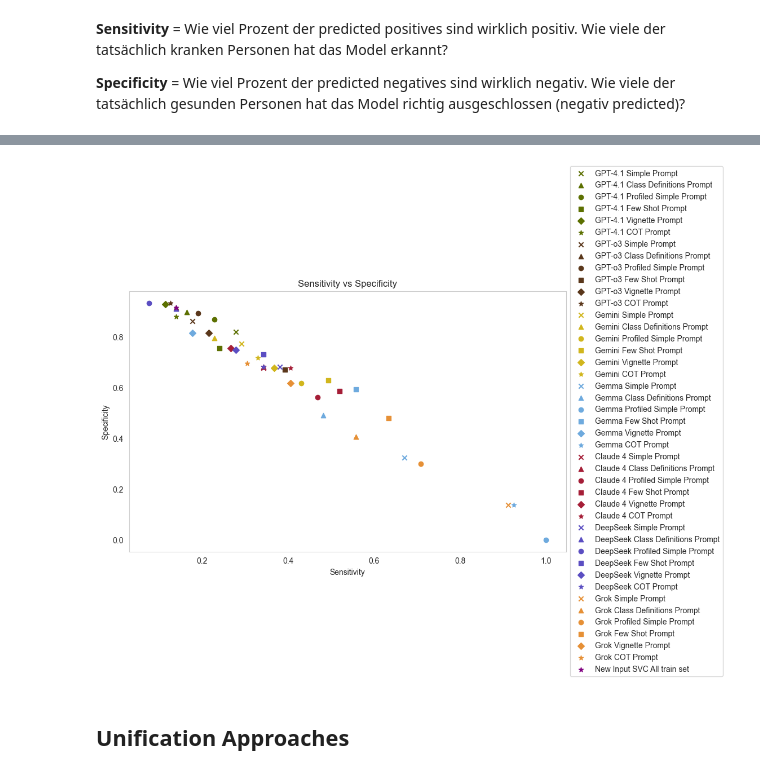
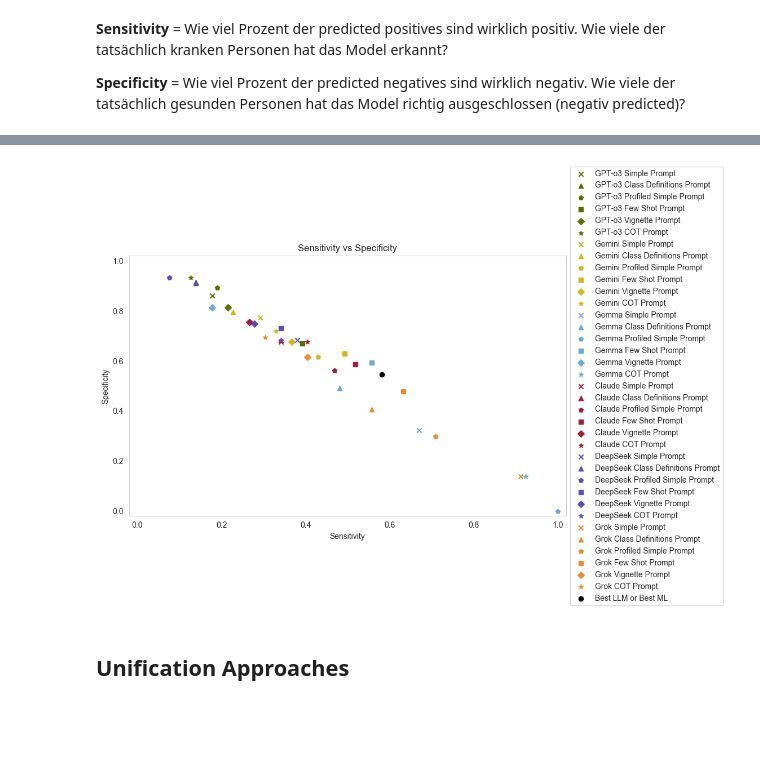
Before and after one commit to kimmizi/master_thesis, a Jupyter notebook: exp/05_Evaluation_Performance.ipynb, the cells around one changed output, grey strips where cells are left out. Saved outputs shown, nothing was run; the diff lists cells and outputs as text; code cells hidden in the pictures; blank space fills up the shorter version.

```diff
--- a/exp/05_Evaluation_Performance.ipynb
+++ b/exp/05_Evaluation_Performance.ipynb
@@ -495,80 +500,91 @@ plt.grid()
 # plot sensitivity vs specificity for all simple prompts
 plt.figure(figsize = (10, 6))
 
-plt.scatter(metrics_GPT_simple_prompt["sensitivity"], metrics_GPT_simple_prompt["specificity"], label = "GPT-4.1 Simple Prompt", color = hex_colors[9], marker = "x")
-plt.scatter(metrics_GPT_class_def_prompt["sensitivity"], metrics_GPT_class_def_prompt["specificity"], label = "GPT-4.1 Class Definitions Prompt", color = hex_colors[9], marker = "^")
-plt.scatter(metrics_GPT_profiled_simple_prompt["sensitivity"], metrics_GPT_profiled_simple_prompt["specificity"], label = "GPT-4.1 Profiled Simple Prompt", color = hex_colors[9], marker = "o")
-plt.scatter(metrics_GPT_few_shot_prompt["sensitivity"], metrics_GPT_few_shot_prompt["specificity"], label = "GPT-4.1 Few Shot Prompt", color = hex_colors[9], marker = "s")
-plt.scatter(metrics_GPT_vignette_prompt["sensitivity"], metrics_GPT_vignette_prompt["specificity"], label = "GPT-4.1 Vignette Prompt", color = hex_colors[9], marker = "D")
-plt.scatter(metrics_GPT_cot_prompt["sensitivity"], metrics_GPT_cot_prompt["specificity"], label = "GPT-4.1 COT Prompt", color = hex_colors[9], marker = "*")
+# plt.scatter(metrics_GPT_simple_prompt["sensitivity"], metrics_GPT_simple_prompt["specificity"], label = "GPT-4.1 Simple Prompt", color = hex_colors[9], marker = "x")
+# plt.scatter(metrics_GPT_class_def_prompt["sensitivity"], metrics_GPT_class_def_prompt["specificity"], label = "GPT-4.1 Class Definitions Prompt", color = hex_colors[9], marker = "^")
+# plt.scatter(metrics_GPT_profiled_simple_prompt["sensitivity"], metrics_GPT_profiled_simple_prompt["specificity"], label = "GPT-4.1 Profiled Simple Prompt", color = hex_colors[9], marker = "p")
+# plt.scatter(metrics_GPT_few_shot_prompt["sensitivity"], metrics_GPT_few_shot_prompt["specificity"], label = "GPT-4.1 Few Shot Prompt", color = hex_colors[9], marker = "s")
+# plt.scatter(metrics_GPT_vignette_prompt["sensitivity"], metrics_GPT_vignette_prompt["specificity"], label = "GPT-4.1 Vignette Prompt", color = hex_colors[9], marker = "D")
+# plt.scatter(metrics_GPT_cot_prompt["sensitivity"], metrics_GPT_cot_prompt["specificity"], label = "GPT-4.1 COT Prompt", color = hex_colors[9], marker = "*")
 
-plt.scatter(metrics_GPT_o3_simple_prompt["sensitivity"], metrics_GPT_o3_simple_prompt["specificity"], label = "GPT-o3 Simple Prompt", color = hex_colors[11], marker = "x")
-plt.scatter(metrics_GPT_o3_class_definitions_prompt["sensitivity"], metrics_GPT_o3_class_definitions_prompt["specificity"], label = "GPT-o3 Class Definitions Prompt", color = hex_colors[11], marker = "^")
-plt.scatter(metrics_GPT_o3_profiled_simple_prompt["sensitivity"], metrics_GPT_o3_profiled_simple_prompt["specificity"], label = "GPT-o3 Profiled Simple Prompt", color = hex_colors[11], marker = "o")
-plt.scatter(metrics_GPT_o3_few_shot_prompt["sensitivity"], metrics_GPT_o3_few_shot_prompt["specificity"], label = "GPT-o3 Few Shot Prompt", color = hex_colors[11], marker = "s")
-plt.scatter(metrics_GPT_o3_vignette_prompt["sensitivity"], metrics_GPT_o3_vignette_prompt["specificity"], label = "GPT-o3 Vignette Prompt", color = hex_colors[11], marker = "D")
-plt.scatter(metrics_GPT_o3_cot_prompt["sensitivity"], metrics_GPT_o3_cot_prompt["specificity"], label = "GPT-o3 COT Prompt", color = hex_colors[11], marker = "*")
+plt.scatter(metrics_GPT_o3_simple_prompt["sensitivity"], metrics_GPT_o3_simple_prompt["specificity"], label = "GPT-o3 Simple Prompt", color = hex_colors[9], marker = "x")
+plt.scatter(metrics_GPT_o3_class_definitions_prompt["sensitivity"], metrics_GPT_o3_class_definitions_prompt["specificity"], label = "GPT-o3 Class Definitions Prompt", color = hex_colors[9], marker = "^")
+plt.scatter(metrics_GPT_o3_profiled_simple_prompt["sensitivity"], metrics_GPT_o3_profiled_simple_prompt["specificity"], label = "GPT-o3 Profiled Simple Prompt", color = hex_colors[9], marker = "p")
+plt.scatter(metrics_GPT_o3_few_shot_prompt["sensitivity"], metrics_GPT_o3_few_shot_prompt["specificity"], label = "GPT-o3 Few Shot Prompt", color = hex_colors[9], marker = "s")
+plt.scatter(metrics_GPT_o3_vignette_prompt["sensitivity"], metrics_GPT_o3_vignette_prompt["specificity"], label = "GPT-o3 Vignette Prompt", color = hex_colors[9], marker = "D")
+plt.scatter(metrics_GPT_o3_cot_prompt["sensitivity"], metrics_GPT_o3_cot_prompt["specificity"], label = "GPT-o3 COT Prompt", color = hex_colors[9], marker = "*")
 
 plt.scatter(metrics_Gemini_simple_prompt["sensitivity"], metrics_Gemini_simple_prompt["specificity"], label = "Gemini Simple Prompt", color = hex_colors[2], marker = "x")
 plt.scatter(metrics_Gemini_class_def_prompt["sensitivity"], metrics_Gemini_class_def_prompt["specificity"], label = "Gemini Class Definitions Prompt", color = hex_colors[2], marker = "^")
-plt.scatter(metrics_Gemini_profiled_simple_prompt["sensitivity"], metrics_Gemini_profiled_simple_prompt["specificity"], label = "Gemini Profiled Simple Prompt", color = hex_colors[2], marker = "o")
+plt.scatter(metrics_Gemini_profiled_simple_prompt["sensitivity"], metrics_Gemini_profiled_simple_prompt["specificity"], label = "Gemini Profiled Simple Prompt", color = hex_colors[2], marker = "p")
 plt.scatter(metrics_Gemini_few_shot_prompt["sensitivity"], metrics_Gemini_few_shot_prompt["specificity"], label = "Gemini Few Shot Prompt", color = hex_colors[2], marker = "s")
 plt.scatter(metrics_Gemini_vignette_prompt["sensitivity"], metrics_Gemini_vignette_prompt["specificity"], label = "Gemini Vignette Prompt", color = hex_colors[2], marker = "D")
 plt.scatter(metrics_Gemini_cot_prompt["sensitivity"], metrics_Gemini_cot_prompt["specificity"], label = "Gemini COT Prompt", color = hex_colors[2], marker = "*")
 
 plt.scatter(metrics_Gemma_simple_prompt["sensitivity"], metrics_Gemma_simple_prompt["specificity"], label = "Gemma Simple Prompt", color = hex_colors[5], marker = "x")
 plt.scatter(metrics_Gemma_class_def_prompt["sensitivity"], metrics_Gemma_class_def_prompt["specificity"], label = "Gemma Class Definitions Prompt", color = hex_colors[5], marker = "^")
-plt.scatter(metrics_Gemma_profiled_simple_prompt["sensitivity"], metrics_Gemma_profiled_simple_prompt["specificity"], label = "Gemma Profiled Simple Prompt", color = hex_colors[5], marker = "o")
+plt.scatter(metrics_Gemma_profiled_simple_prompt["sensitivity"], metrics_Gemma_profiled_simple_prompt["specificity"], label = "Gemma Profiled Simple Prompt", color = hex_colors[5], marker = "p")
 plt.scatter(metrics_Gemma_few_shot_prompt["sensitivity"], metrics_Gemma_few_shot_prompt["specificity"], label = "Gemma Few Shot Prompt", color = hex_colors[5], marker = "s")
 plt.scatter(metrics_Gemma_vignette_prompt["sensitivity"], metrics_Gemma_vignette_prompt["specificity"], label = "Gemma Vignette Prompt", color = hex_colors[5], marker = "D")
 plt.scatter(metrics_Gemma_cot_prompt["sensitivity"], metrics_Gemma_cot_prompt["specificity"], label = "Gemma COT Prompt", color = hex_colors[5], marker = "*")
 
-plt.scatter(metrics_Claude_4_simple_prompt["sensitivity"], metrics_Claude_4_simple_prompt["specificity"], label = "Claude 4 Simple Prompt", color = hex_colors[0], marker = "x")
-plt.scatter(metrics_Claude_4_class_def_prompt["sensitivity"], metrics_Claude_4_class_def_prompt["specificity"], label = "Claude 4 Class Definitions Prompt", color = hex_colors[0], marker = "^")
-plt.scatter(metrics_Claude_4_profiled_simple_prompt["sensitivity"], metrics_Claude_4_profiled_simple_prompt["specificity"], label = "Claude 4 Profiled Simple Prompt", color = hex_colors[0], marker = "o")
-plt.scatter(metrics_Claude_4_few_shot_prompt["sensitivity"], metrics_Claude_4_few_shot_prompt["specificity"], label = "Claude 4 Few Shot Prompt", color = hex_colors[0], marker = "s")
-plt.scatter(metrics_Claude_4_vignette_prompt["sensitivity"], metrics_Claude_4_vignette_prompt["specificity"], label = "Claude 4 Vignette Prompt", color = hex_colors[0], marker = "D")
-plt.scatter(metrics_Claude_4_cot_prompt["sensitivity"], metrics_Claude_4_cot_prompt["specificity"], label = "Claude 4 COT Prompt", color = hex_colors[0], marker = "*")
+plt.scatter(metrics_Claude_4_simple_prompt["sensitivity"], metrics_Claude_4_simple_prompt["specificity"], label = "Claude Simple Prompt", color = hex_colors[0], marker = "x")
+plt.scatter(metrics_Claude_4_class_def_prompt["sensitivity"], metrics_Claude_4_class_def_prompt["specificity"], label = "Claude Class Definitions Prompt", color = hex_colors[0], marker = "^")
+plt.scatter(metrics_Claude_4_profiled_simple_prompt["sensitivity"], metrics_Claude_4_profiled_simple_prompt["specificity"], label = "Claude Profiled Simple Prompt", color = hex_colors[0], marker = "p")
+plt.scatter(metrics_Claude_4_few_shot_prompt["sensitivity"], metrics_Claude_4_few_shot_prompt["specificity"], label = "Claude Few Shot Prompt", color = hex_colors[0], marker = "s")
+plt.scatter(metrics_Claude_4_vignette_prompt["sensitivity"], metrics_Claude_4_vignette_prompt["specificity"], label = "Claude Vignette Prompt", color = hex_colors[0], marker = "D")
+plt.scatter(metrics_Claude_4_cot_prompt["sensitivity"], metrics_Claude_4_cot_prompt["specificity"], label = "Claude COT Prompt", color = hex_colors[0], marker = "*")
 
 plt.scatter(metrics_DeepSeek_simple_prompt["sensitivity"], metrics_DeepSeek_simple_prompt["specificity"], label = "DeepSeek Simple Prompt", color = hex_colors[13], marker = "x")
 plt.scatter(metrics_DeepSeek_class_def_prompt["sensitivity"], metrics_DeepSeek_class_def_prompt["specificity"], label = "DeepSeek Class Definitions Prompt", color = hex_colors[13], marker = "^")
-plt.scatter(metrics_DeepSeek_profiled_simple_prompt["sensitivity"], metrics_DeepSeek_profiled_simple_prompt["specificity"], label = "DeepSeek Profiled Simple Prompt", color = hex_colors[13], marker = "o")
+plt.scatter(metrics_DeepSeek_profiled_simple_prompt["sensitivity"], metrics_DeepSeek_profiled_simple_prompt["specificity"], label = "DeepSeek Profiled Simple Prompt", color = hex_colors[13], marker = "p")
 plt.scatter(metrics_DeepSeek_few_shot_prompt["sensitivity"], metrics_DeepSeek_few_shot_prompt["specificity"], label = "DeepSeek Few Shot Prompt", color = hex_colors[13], marker = "s")
 plt.scatter(metrics_DeepSeek_vignette_prompt["sensitivity"], metrics_DeepSeek_vignette_prompt["specificity"], label = "DeepSeek Vignette Prompt", color = hex_colors[13], marker = "D")
 plt.scatter(metrics_DeepSeek_cot_prompt["sensitivity"], metrics_DeepSeek_cot_prompt["specificity"], label = "DeepSeek COT Prompt", color = hex_colors[13], marker = "*")
 
 plt.scatter(metrics_Grok_simple_prompt["sensitivity"], metrics_Grok_simple_prompt["specificity"], label = "Grok Simple Prompt", color = hex_colors[4], marker = "x")
 plt.scatter(metrics_Grok_class_def_prompt["sensitivity"], metrics_Grok_class_def_prompt["specificity"], label = "Grok Class Definitions Prompt", color = hex_colors[4], marker = "^")
-plt.scatter(metrics_Grok_profiled_simple_prompt["sensitivity"], metrics_Grok_profiled_simple_prompt["specificity"], label = "Grok Profiled Simple Prompt", color = hex_colors[4], marker = "o")
+plt.scatter(metrics_Grok_profiled_simple_prompt["sensitivity"], metrics_Grok_profiled_simple_prompt["specificity"], label = "Grok Profiled Simple Prompt", color = hex_colors[4], marker = "p")
 plt.scatter(metrics_Grok_few_shot_prompt["sensitivity"], metrics_Grok_few_shot_prompt["specificity"], label = "Grok Few Shot Prompt", color = hex_colors[4], marker = "s")
 plt.scatter(metrics_Grok_vignette_prompt["sensitivity"], metrics_Grok_vignette_prompt["specificity"], label = "Grok Vignette Prompt", color = hex_colors[4], marker = "D")
 plt.scatter(metrics_Grok_cot_prompt["sensitivity"], metrics_Grok_cot_prompt["specificity"], label = "Grok COT Prompt", color = hex_colors[4], marker = "*")
+
+# plt.scatter(metrics_lr["sensitivity"], metrics_lr["specificity"], label = "Logistic Regression", color = hex_colors[7])
+# plt.scatter(metrics_rf["sensitivity"], metrics_rf["specificity"], label = "Random Forest", color = hex_colors[1])
+# plt.scatter(metrics_svc["sensitivity"], metrics_svc["specificity"], label = "Support Vector Machine", color = hex_colors[6])
+# plt.scatter(metrics_dnn["sensitivity"], metrics_dnn["specificity"], label = "Deep Neural Network", color = hex_colors[4])
+# plt.scatter(metrics_nb["sensitivity"], metrics_nb["specificity"], label = "Naive Bayes", color = hex_colors[0])
+# plt.scatter(metrics_knn["sensitivity"], metrics_knn["specificity"], label = "KNN", color = hex_colors[9])
+
 
 # plt.scatter(metrics_pov_all_models["sensitivity"], metrics_pov_all_models["specificity"], label = "POV All Models", color = "black", marker = "P")
 # plt.scatter(metrics_pov_ml_votes["sensitivity"], metrics_pov_ml_votes["specificity"], label = "POV ML Votes", color = "black", marker = "X")
 # plt.scatter(metrics_pov_simple_votes["sensitivity"], metrics_pov_simple_votes["specificity"], label = "POV Simple Votes", color = "black", marker = "x")
 # plt.scatter(metrics_pov_class_definitions_votes["sensitivity"], metrics_pov_class_definitions_votes["specificity"], label = "POV Class Definitions Votes", color = "black", marker = "^")
-# plt.scatter(metrics_pov_profiled_simple_votes["sensitivity"], metrics_pov_profiled_simple_votes["specificity"], label = "POV Profiled Simple Votes", color = "black", marker = "o")
+# plt.scatter(metrics_pov_profiled_simple_votes["sensitivity"], metrics_pov_profiled_simple_votes["specificity"], label = "POV Profiled Simple Votes", color = "black", marker = "p")
 # plt.scatter(metrics_pov_few_shot_votes["sensitivity"], metrics_pov_few_shot_votes["specificity"], label = "POV Few Shot Votes", color = "black", marker = "s")
 # plt.scatter(metrics_pov_vignette_votes["sensitivity"], metrics_pov_vignette_votes["specificity"], label = "POV Vignette Votes", color = "black", marker = "D")
 # plt.scatter(metrics_pov_cot_votes["sensitivity"], metrics_pov_cot_votes["specificity"], label = "POV COT Votes", color = "black", marker = "*")
 
-# plt.scatter(metrics_best_LLM_or_best_ML["sensitivity"], metrics_best_LLM_or_best_ML["specificity"], label = "Best LLM or Best ML", color = "blue", marker = "o")
+plt.scatter(metrics_best_LLM_or_best_ML["sensitivity"], metrics_best_LLM_or_best_ML["specificity"], label = "Best LLM or Best ML", color = "black", marker = "o")
 #
 # plt.scatter(metrics_new_input_dnn["sensitivity"], metrics_new_input_dnn["specificity"], label = "New Input DNN", color = "green", marker = "s")
 # plt.scatter(metrics_new_input_svc["sensitivity"], metrics_new_input_svc["specificity"], label = "New Input SVC", color = "green", marker = "o")
-plt.scatter(metrics_new_input_svc_2["sensitivity"], metrics_new_input_svc_2["specificity"], label = "New Input SVC All train set", color = "purple", marker = "*")
+# plt.scatter(metrics_new_input_svc_2["sensitivity"], metrics_new_input_svc_2["specificity"], label = "New Input SVC All train set", color = "purple", marker = "*")
+
+plt.xlim(-0.02, 1.02)
+plt.ylim(-0.02, 1.02)
 
 plt.xlabel("Sensitivity")
 plt.ylabel("Specificity")
 plt.title("Sensitivity vs Specificity")
 plt.legend(loc = 'center left', bbox_to_anchor = (1, 0.5))
 plt.grid()
 
 # # save as png
 # plt.savefig("../doc/figs/sensitivity_specificity_LLMs.png", dpi = 300, bbox_inches = "tight")
 # %% [output]
-[figure, old version]
+[figure, new version]
 # %% [markdown]
 ## Unification Approaches
 # %%
```
Also changed, not shown: parts of 9 cells of this notebook, 15 other files.
